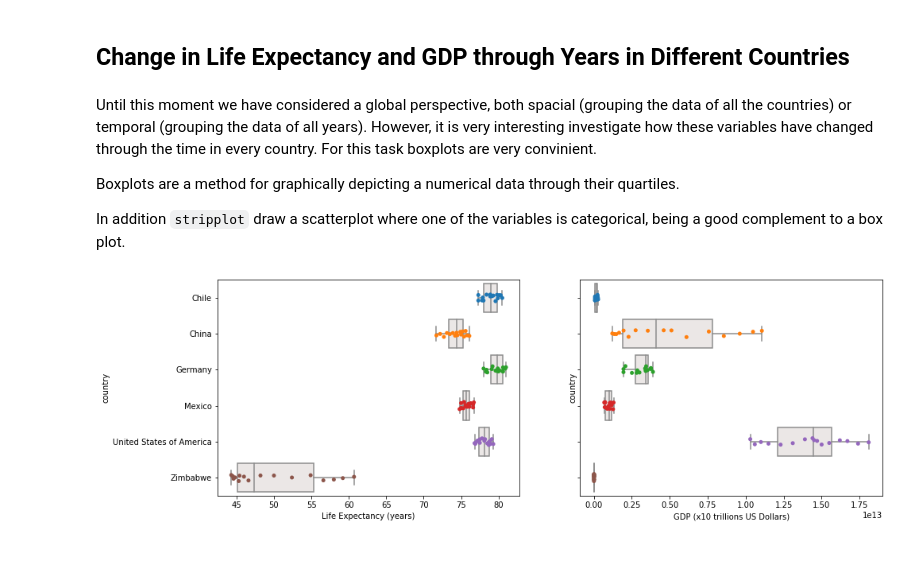
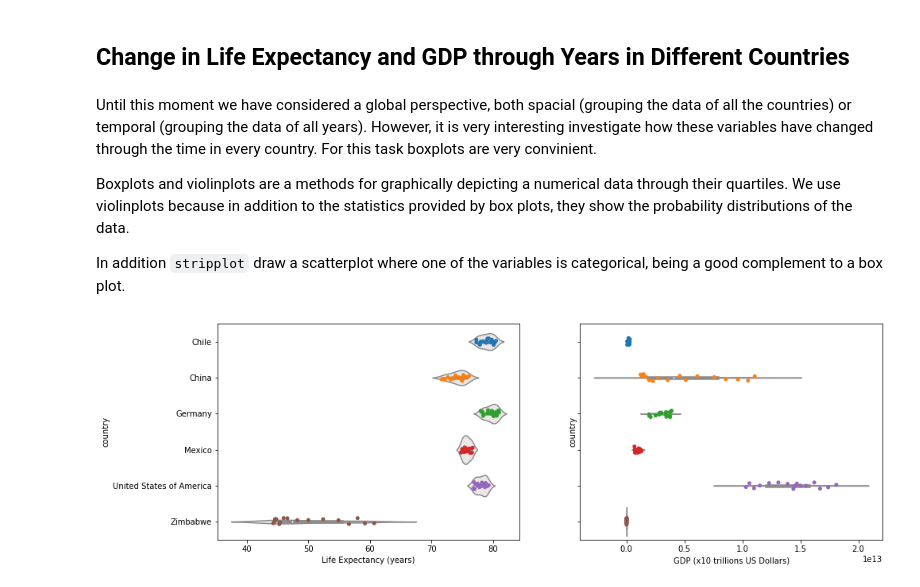
Before and after one commit to javierunix/codeacademy_datascience_path, a Jupyter notebook: Life-Expectancy-and-GDP-Starter/life_expectancy_gdp.ipynb, the cells around one changed output. Drawn from its saved outputs; the diff is of its cells as text; code cells hidden in the pictures; blank space fills up the shorter version.

```diff
--- a/Life-Expectancy-and-GDP-Starter/life_expectancy_gdp.ipynb
+++ b/Life-Expectancy-and-GDP-Starter/life_expectancy_gdp.ipynb
@@ -219,20 +216,20 @@ plt.show()
 # %% [markdown]
 Until this moment we have considered a global perspective, both spacial (grouping the data of all the countries) or temporal (grouping the data of all years). However, it is very interesting investigate how these variables have changed through the time in every country. For this task boxplots are very convinient.
 
-Boxplots are a method for graphically depicting a numerical data through their quartiles.
+Boxplots and violinplots are a methods for graphically depicting a numerical data through their quartiles. We use violinplots because in addition to the statistics provided by box plots, they show the probability distributions of the data.
 
 In addition `stripplot` draw a scatterplot where one of the variables is categorical, being a good complement to a box plot.
 # %%
 fig, ax = plt.subplots(1, 2, sharey=True, figsize=(15, 5))
-ax[0] = sns.boxplot(ax=ax[0], y=df.country, x=df.leaby, color='#ECE6E5')
+ax[0] = sns.violinplot(ax=ax[0], y=df.country, x=df.leaby, color='#ECE6E5')
 ax[0] = sns.stripplot(ax=ax[0], y=df.country, x=df.leaby)
 ax[0].set_xlabel('Life Expectancy (years)')
 
-ax[1] = sns.boxplot(ax=ax[1], y=df.country, x=df.gdp, color='#ECE6E5')
+ax[1] = sns.violinplot(ax=ax[1], y=df.country, x=df.gdp, color='#ECE6E5')
 ax[1] = sns.stripplot(ax=ax[1], y=df.country, x=df.gdp)
 ax[1].set_xlabel('GDP (x10 trillions US Dollars)')
 
 
 plt.show()
 # %% [output]
-[figure, old version]
+[figure, new version]
```
Also changed, not shown: parts of 10 cells of this notebook.
